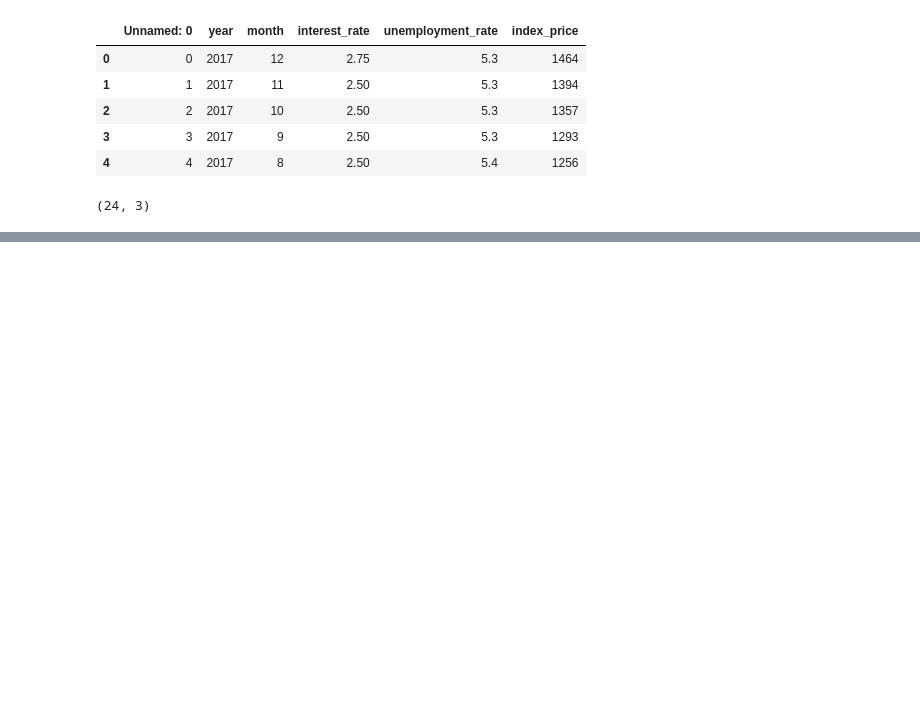
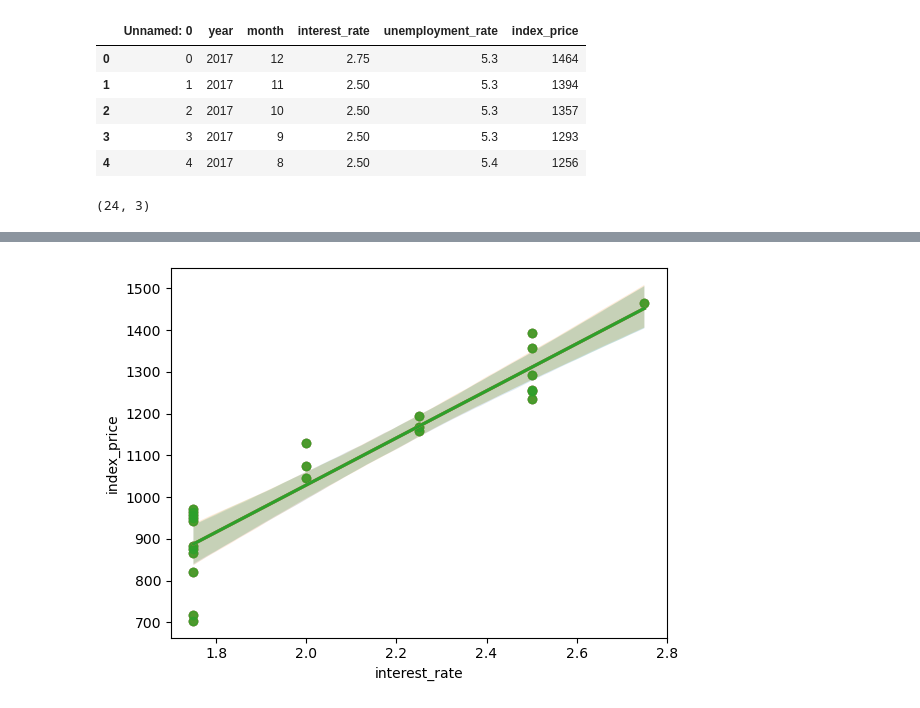
Before and after one commit to rahul-coo/Multi_linear_Model, a Jupyter notebook: Multi_Linear.ipynb, the cells around one changed output, grey strips where cells are left out. Drawn from its saved outputs; the diff is of its cells as text; code cells hidden in the pictures; blank space fills up the shorter version.

```diff
--- a/Multi_Linear.ipynb
+++ b/Multi_Linear.ipynb
@@ -21,0 +80,5 @@ data.shape
+# %%
+sns.regplot(x=data['interest_rate'],y=data['index_price'])
+plt.show()
+# %% [output]
+[figure, added]
```
Also changed, not shown: parts of 21 cells of this notebook.
